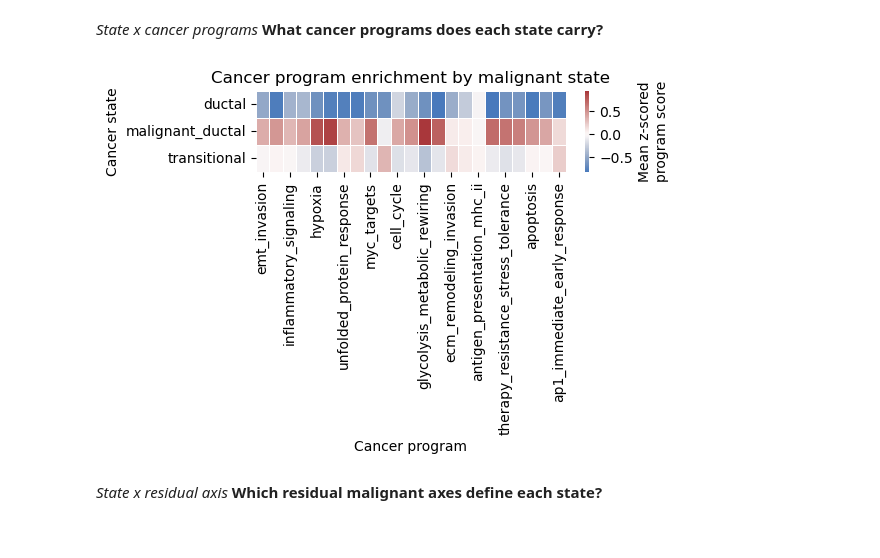
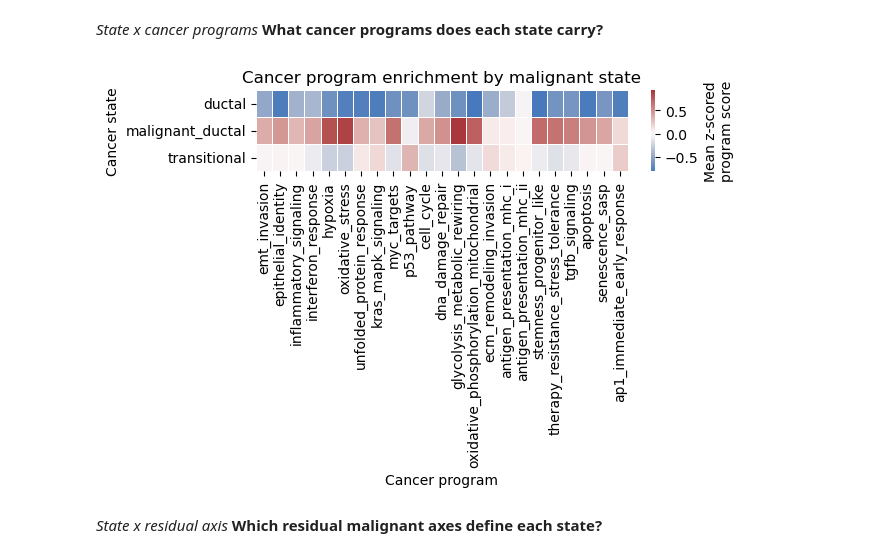
Before and after one commit to juanfpoyatos/OncoDevFormer, a Jupyter notebook: notebooks/Results_Section2_Biological_Annotation.ipynb, the cells around one changed output. Drawn from its saved outputs; the diff is of its cells as text; code cells hidden in the pictures.

Commit message:
Update notebooks, requirements, and small data files

```diff
--- a/notebooks/Results_Section2_Biological_Annotation.ipynb
+++ b/notebooks/Results_Section2_Biological_Annotation.ipynb
@@ -26,11 +30,11 @@ from transformers import BertForMaskedLM
 # %%
-commonpathlocal = "/home/jfpoyatos/Work/MNCN_24_25/A - plasticity - What's next/"
-commonpath = "scripts/data/Mouse/"
-saved_dir = os.path.join(commonpathlocal, commonpath,"models/bert_dev_8/")
-msigdb_dir= os.path.join(commonpathlocal, commonpath,"msigdb_mouse_gmt/")
+saved_dir = os.path.join(commonpath,"models/bert_dev_learned/")
+msigdb_dir= os.path.join(commonpath,"msigdb_mouse_gmt/")
 
-OUTDIR = os.path.join(commonpathlocal, commonpath,"annotation/")
-OUTDIR_c = os.path.join(commonpathlocal, commonpath,"annotation_malignant_residual_axes/")
+OUTDIR = os.path.join(commonpath,"annotation/")
+OUTDIR_c = os.path.join(commonpath,"annotation_malignant_residual_axes/")
+os.makedirs(OUTDIR, exist_ok=True)
+os.makedirs(OUTDIR_c, exist_ok=True)
 # %% [markdown]
 >*Some required functions*
 # %%
@@ -164,7 +168,7 @@ X_dev: (34760, 256)
 X_can: (28131, 256)
 # %%
 # Developmental data
-in_dev    = os.path.join(commonpathlocal,commonpath, "dev/A_dev_aln3.h5ad")
+in_dev    = os.path.join(commonpath, "development/A_dev_aligned.h5ad")
 A_dev_aln    = sc.read_h5ad(in_dev)
 # %%
 # Developmental labels
@@ -1111,29 +1072,18 @@ def run_prerank_gsea_for_axis(
 # %%
 # .. this took ~1/2 hour to compute
 # .. this took ~1/2 hour to compute
-
 all_gsea_results = []
 
 if GMT_PATH is not None:
     for axis_name, corr_df in axis_gene_tables.items():
         print(f"Running GSEA for {axis_name}")
 
-        res = run_prerank_gsea_for_axis(
-            ranked_df=corr_df,
-            axis_name=axis_name,
-            gmt_path=GMT_PATH,
-            outdir=OUTDIR,
-        )
-
+        res = run_prerank_gsea_for_axis(ranked_df=corr_df,axis_name=axis_name,gmt_path=GMT_PATH,outdir=OUTDIR)
         all_gsea_results.append(res)
 
     all_gsea_results = pd.concat(all_gsea_results, ignore_index=True)
 
-    all_gsea_results.to_csv(
-        os.path.join(OUTDIR, "all_axes_gsea_results.csv"),
-        index=False,
-    )
-
+    all_gsea_results.to_csv(os.path.join(OUTDIR, "all_axes_gsea_results.csv"),index=False)
     display(all_gsea_results.head())
 else:
     print("Skipping GSEA because GMT_PATH is None.")
@@ -1357,7 +1278,7 @@ else:
 # %%
 # Cancer metadata
 # Paths (must match your previous save locations)
-in_cancer = os.path.join(commonpathlocal,commonpath, "can/A_cancer_aln3.h5ad")
+in_cancer = os.path.join(commonpath, "pdac/A_cancer_aligned.h5ad")
 A_cancer_aln = sc.read_h5ad(in_cancer)
 
 print(A_cancer_aln)
@@ -2575,21 +2483,21 @@ plt.show()
 *State x cancer programs*
 **What cancer programs does each state carry?**
 # %%
-plt.figure(figsize=(5, min(5, 0.35 * state_cancer_program_zmeans.shape[0])))
+plt.figure(figsize=(6, min(5, 0.35 * state_cancer_program_zmeans.shape[0])))
 
 sns.heatmap(state_cancer_program_zmeans,cmap="vlag",center=0,linewidths=0.5,cbar_kws={"label": "Mean z-scored\nprogram score"})
 
 plt.yticks(rotation=0, ha="right")
 plt.title("Cancer program enrichment by malignant state")
 plt.xlabel("Cancer program")
 plt.ylabel("Cancer state")
 #plt.tight_layout()
 
 fig_path = os.path.join(OUTDIR_c,"figures","state_cancer_program_heatmap.pdf")
 plt.savefig(fig_path)
 plt.show()
 # %% [output]
-[figure, old version]
+[figure, new version]
 # %% [markdown]
 *State x residual axis*
 **Which residual malignant axes define each state?**
```
Also changed, not shown: parts of 24 cells of this notebook, 37 other files.
